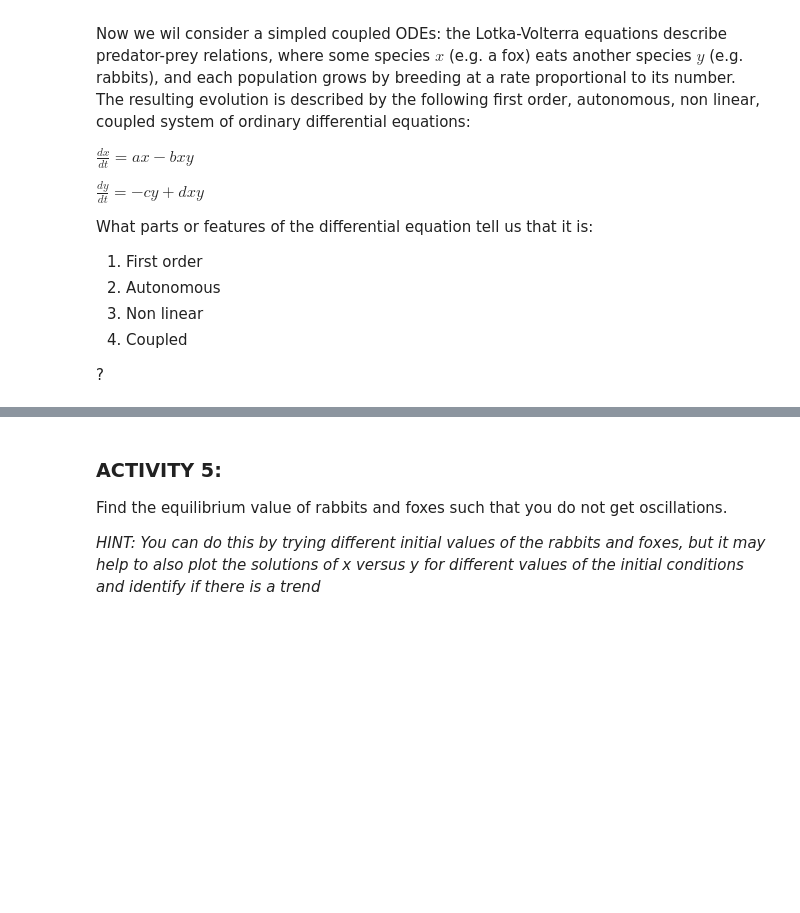
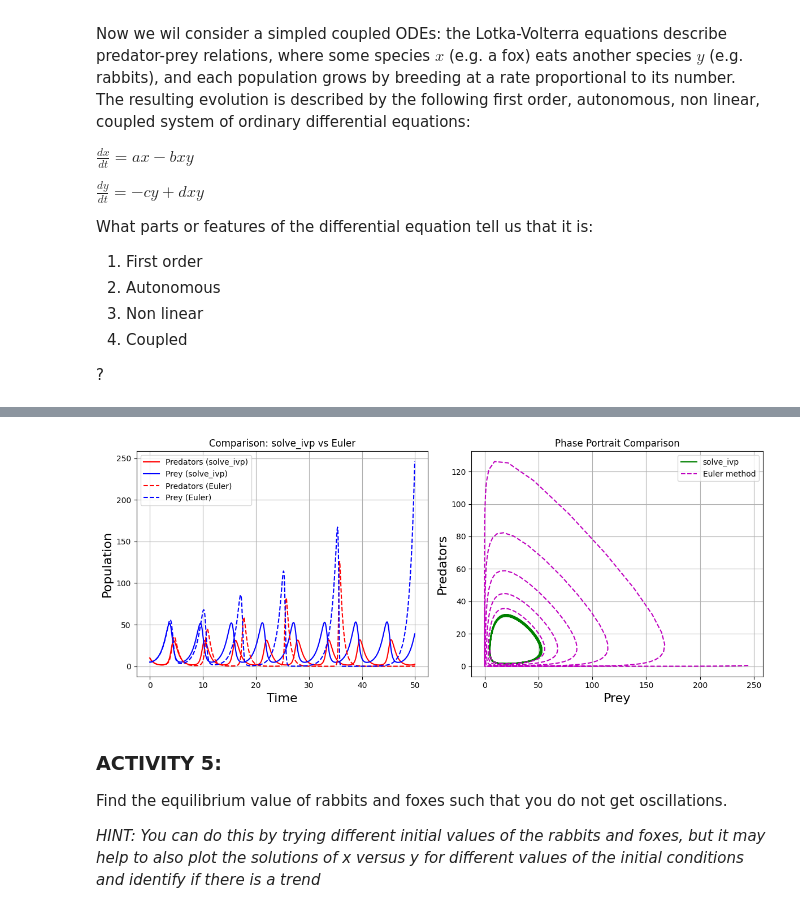
Before and after one commit to TAzadd/TopicsInSciComp, a Jupyter notebook: Notebooks/Week3_LabExercises_0.ipynb, the cells around one changed output, grey strips where cells are left out. Saved outputs shown, nothing was run; the diff lists cells and outputs as text; code cells hidden in the pictures; blank space fills up the shorter version.

```diff
--- a/Notebooks/Week3_LabExercises_0.ipynb
+++ b/Notebooks/Week3_LabExercises_0.ipynb
@@ -432,3 +520,39 @@ plt.legend(loc='best');
+# %%
+# Euler
+y_solution = np.zeros((2, len(t_solution)))
+y_solution[:, 0] = y0  # initial condition
+
+for itime, time in enumerate(t_solution):
+    if itime > 0:
+        dydt = calculate_lotka_volterra_dydt(time, y_solution[:, itime-1])
+        y_solution[:, itime] = y_solution[:, itime-1] + dydt * delta_t
+
+plt.figure(figsize=(12, 5))
+
+plt.subplot(1, 2, 1)
+plt.grid()
+plt.xlabel("Time", fontsize=16)
+plt.ylabel("Population", fontsize=16)
+plt.plot(solution.t, solution.y[0], 'r-', label="Predators (solve_ivp)")
+plt.plot(solution.t, solution.y[1], 'b-', label="Prey (solve_ivp)")
+plt.plot(t_solution, y_solution[0], 'r--', label="Predators (Euler)")
+plt.plot(t_solution, y_solution[1], 'b--', label="Prey (Euler)")
+plt.legend(loc='best')
+plt.title("Comparison: solve_ivp vs Euler")
+
+plt.subplot(1, 2, 2)
+plt.grid()
+plt.xlabel("Prey", fontsize=16)
+plt.ylabel("Predators", fontsize=16)
+plt.plot(solution.y[1], solution.y[0], 'g-', label="solve_ivp")
+plt.plot(y_solution[1], y_solution[0], 'm--', label="Euler method")
+plt.legend(loc='best')
+plt.title("Phase Portrait Comparison")
+
+plt.tight_layout()
+plt.show()
+# %% [output]
+[figure, added]
 # %% [markdown]
 ### ACTIVITY 5:
 
```
Also changed, not shown: parts of 11 cells of this notebook.
